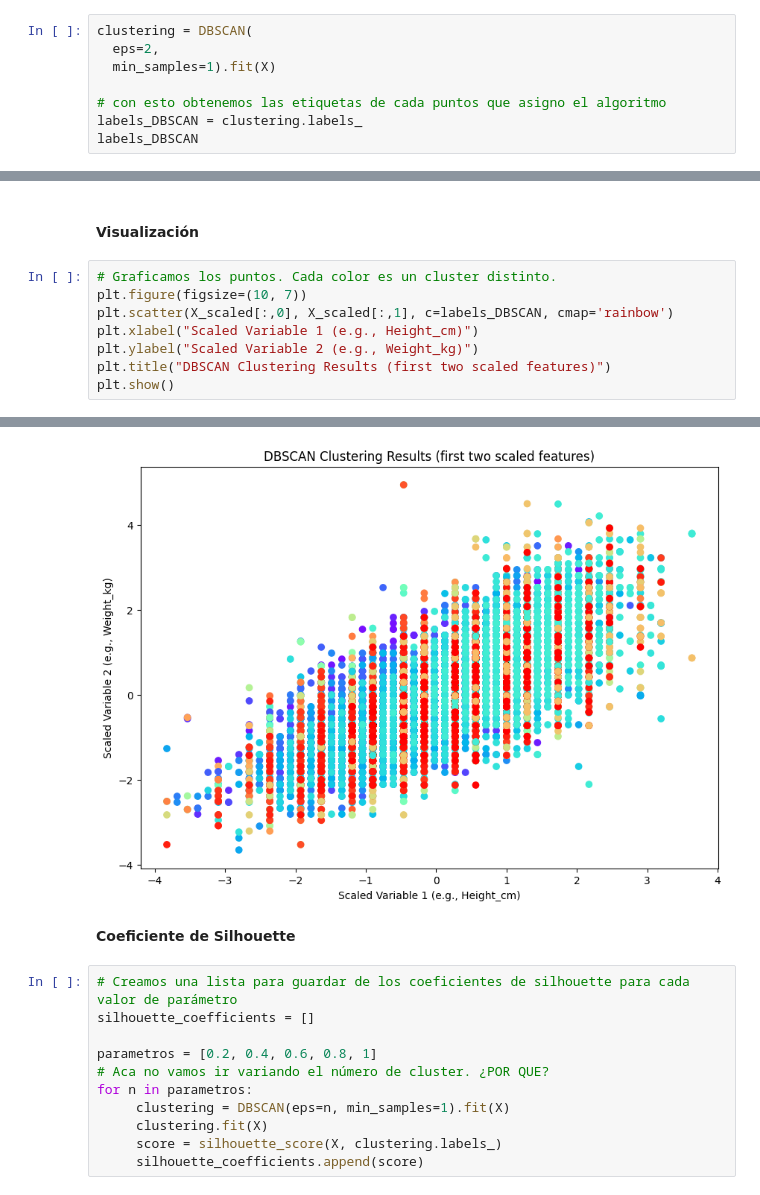
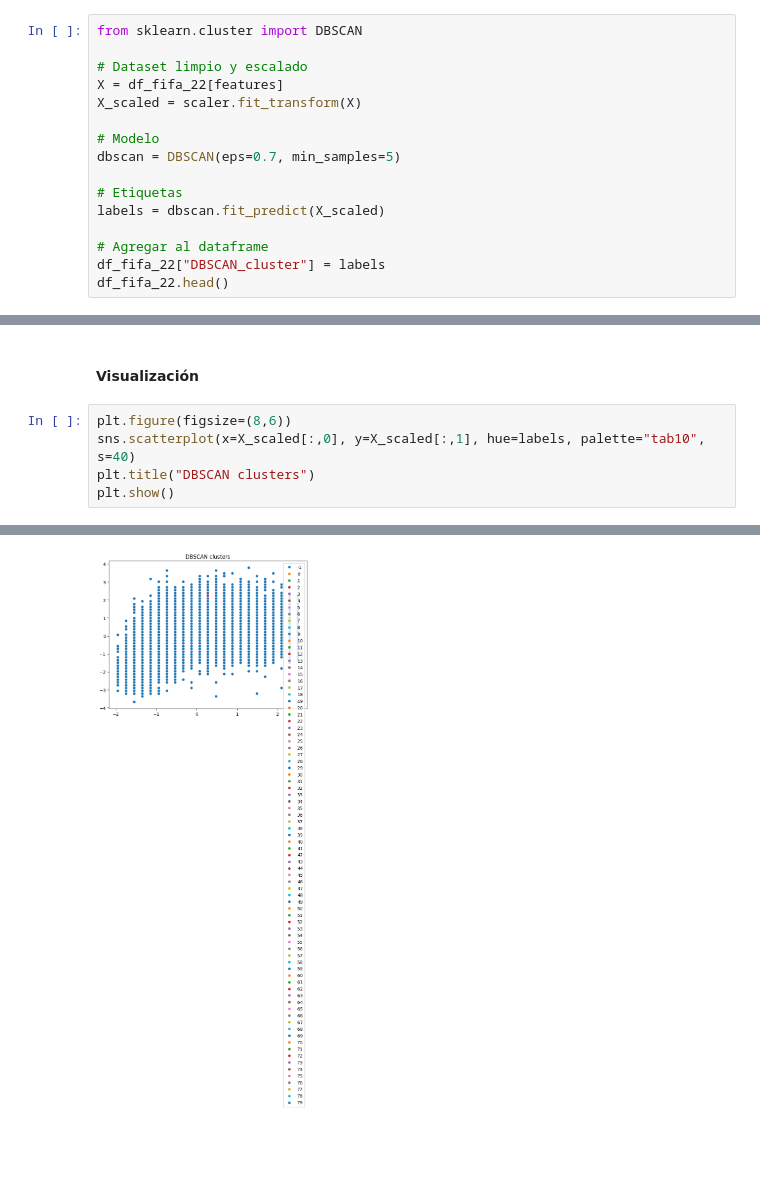
Before and after one commit to BrandonLCC/FIFA_ML_Kedro, a Jupyter notebook: notebooks/unsupervised/02_clustering_dbscan.ipynb.ipynb, the cells around one changed output, grey strips where cells are left out. Cells and saved outputs as stored; diff of their text form; blank space fills up the shorter version.

Commit message:
Actualizando notebooks de clustering y modificaciónes

```diff
--- a/notebooks/unsupervised/02_clustering_dbscan.ipynb.ipynb
+++ b/notebooks/unsupervised/02_clustering_dbscan.ipynb.ipynb
@@ -283,10 +93,18 @@ Recuerde que hay 2 parámetros importantes.
 # %%
-clustering = DBSCAN(
-  eps=2,
-  min_samples=1).fit(X)
+from sklearn.cluster import DBSCAN
 
-# con esto obtenemos las etiquetas de cada puntos que asigno el algoritmo
-labels_DBSCAN = clustering.labels_
-labels_DBSCAN
+# Dataset limpio y escalado
+X = df_fifa_22[features]
+X_scaled = scaler.fit_transform(X)
+
+# Modelo
+dbscan = DBSCAN(eps=0.7, min_samples=5)
+
+# Etiquetas
+labels = dbscan.fit_predict(X_scaled)
+
+# Agregar al dataframe
+df_fifa_22["DBSCAN_cluster"] = labels
+df_fifa_22.head()
 # %% [output]
 [interactive output not drawn]
@@ -294,26 +118,10 @@ array([    0,     1,     2, ..., 38659, 38660, 28486])
 # %% [markdown]
 #### **Visualización**
 # %%
-# Graficamos los puntos. Cada color es un cluster distinto.
-plt.figure(figsize=(10, 7))
-plt.scatter(X_scaled[:,0], X_scaled[:,1], c=labels_DBSCAN, cmap='rainbow')
-plt.xlabel("Scaled Variable 1 (e.g., Height_cm)")
-plt.ylabel("Scaled Variable 2 (e.g., Weight_kg)")
-plt.title("DBSCAN Clustering Results (first two scaled features)")
+plt.figure(figsize=(8,6))
+sns.scatterplot(x=X_scaled[:,0], y=X_scaled[:,1], hue=labels, palette="tab10", s=40)
+plt.title("DBSCAN clusters")
 plt.show()
 # %% [output]
 [interactive output not drawn]
-[figure, old version]
+[figure, new version]
-# %% [markdown]
-**Coeficiente de Silhouette**
-# %%
-# Creamos una lista para guardar de los coeficientes de silhouette para cada valor de parámetro
-silhouette_coefficients = []
-
-parametros = [0.2, 0.4, 0.6, 0.8, 1]
-# Aca no vamos ir variando el número de cluster. ¿POR QUE?
-for n in parametros:
-     clustering = DBSCAN(eps=n, min_samples=1).fit(X)
-     clustering.fit(X)
-     score = silhouette_score(X, clustering.labels_)
-     silhouette_coefficients.append(score)
```
Also changed, not shown: parts of 19 cells of this notebook, 1 other file.
